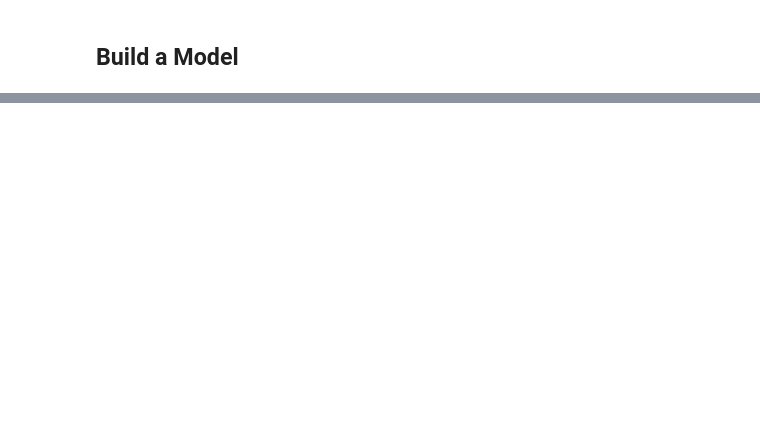
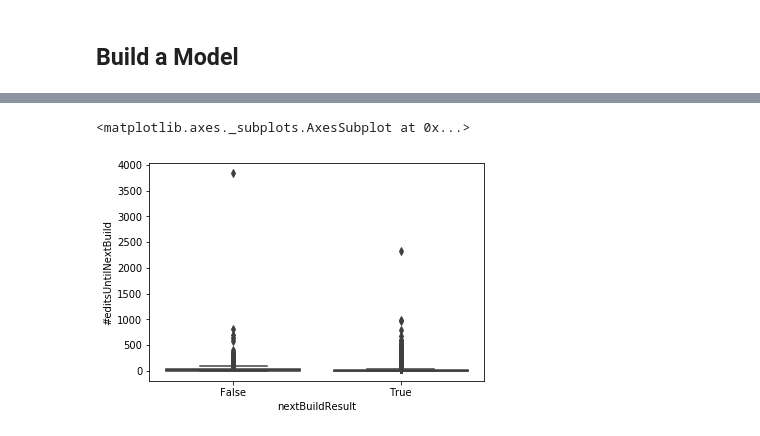
Before and after one commit to sesi200/bigdataanalytics-project, a Jupyter notebook: analysis/edit_since_successful_build.ipynb, the cells around one changed output, grey strips where cells are left out. Cells and saved outputs as stored; diff of their text form; code cells hidden in the pictures; blank space fills up the shorter version.

```diff
--- a/analysis/edit_since_successful_build.ipynb
+++ b/analysis/edit_since_successful_build.ipynb
@@ -101,15 +99,15 @@ def edits_from_pass_to_next_build(sessionID):
     # iterate over each passed build
     for s in range(numOfSuccessfulBuild):
         # if build follows, count edits
-        if allBuild[-1][1]>allSuccessfulBuild[s][1]:
+        if allBuild[-1][2]>allSuccessfulBuild[s][2]:
             for b in range(numOfBuild):
-                if allBuild[b][1]>allSuccessfulBuild[s][1]:
+                if allBuild[b][2]>allSuccessfulBuild[s][2]:
                     break
-            timeLastSuccessfulBuild=allSuccessfulBuild[s][1]
-            timeNextBuild=allBuild[b][1]
-            resultNextBuild=allBuild[b][2]
+            timeLastSuccessfulBuild=allSuccessfulBuild[s][2]
+            timeNextBuild=allBuild[b][2]
+            resultNextBuild=allBuild[b][3]
             nrOfEdit=get_nr_edits_between_build(sessionID,timeLastSuccessfulBuild, timeNextBuild)
-            sessionID = allBuild[b][0]
+            sessionID = allBuild[b][1]
 
             result.append([sessionID, timeLastSuccessfulBuild, timeNextBuild, nrOfEdit, resultNextBuild])
 
@@ -125,2 +115,15 @@ edits_from_pass_to_next_build(buildEvents.iloc[6,0])[11]
 # %% [markdown]
 ### Iterate over all sessions and create DataFrame
+# %%
+final_result=[]
+allSessionID=buildEvents.sessionID.unique()
+print(f'time before loop: {datetime.now(tz=None)} \n')
+# get edits_from_pass_to_next_build for all sessionID
+for sessionID in allSessionID:
+    Observations = edits_from_pass_to_next_build(sessionID)
+    NrOfObservations = len(Observations)
+    # take only sessionID with at least 1 successful build and at least 1 build after that
+    if NrOfObservations > 0:
+        for Obs in Observations:
+            final_result.append(Obs)
+print(f'time after loop: {datetime.now(tz=None)} \n')
@@ -126,0 +134,16 @@ edits_from_pass_to_next_build(buildEvents.iloc[6,0])[11]
+# %%
+final_array=[]
+final_result=[]
+allSessionID=buildEvents.sessionID.unique()
+print(f'time before loop: {datetime.now(tz=None)} \n')
+# get edits_from_pass_to_next_build for all sessionID
+for sessionID in allSessionID:
+    final_array.append(edits_from_pass_to_next_build(sessionID))
+
+# take only sessionID with at least 1 successful build and at 1 build after that
+for Observation in range(len(allSessionID)):
+    if len(final_array[Observation]) > 0:
+           for NOO in range(len(final_array[Observation])):
+                                final_result.append(final_array[Observation][NOO])
+
+print(f'time after loop: {datetime.now(tz=None)} \n')
@@ -157,0 +198,5 @@ df
+# %%
+sns.boxplot(x=df["nextBuildResult"], y=df["#editsUntilNextBuild"])
+# %% [output]
+<matplotlib.axes._subplots.AxesSubplot at 0x...>
+[figure, added]
```
Also changed, not shown: parts of 21 cells of this notebook.
